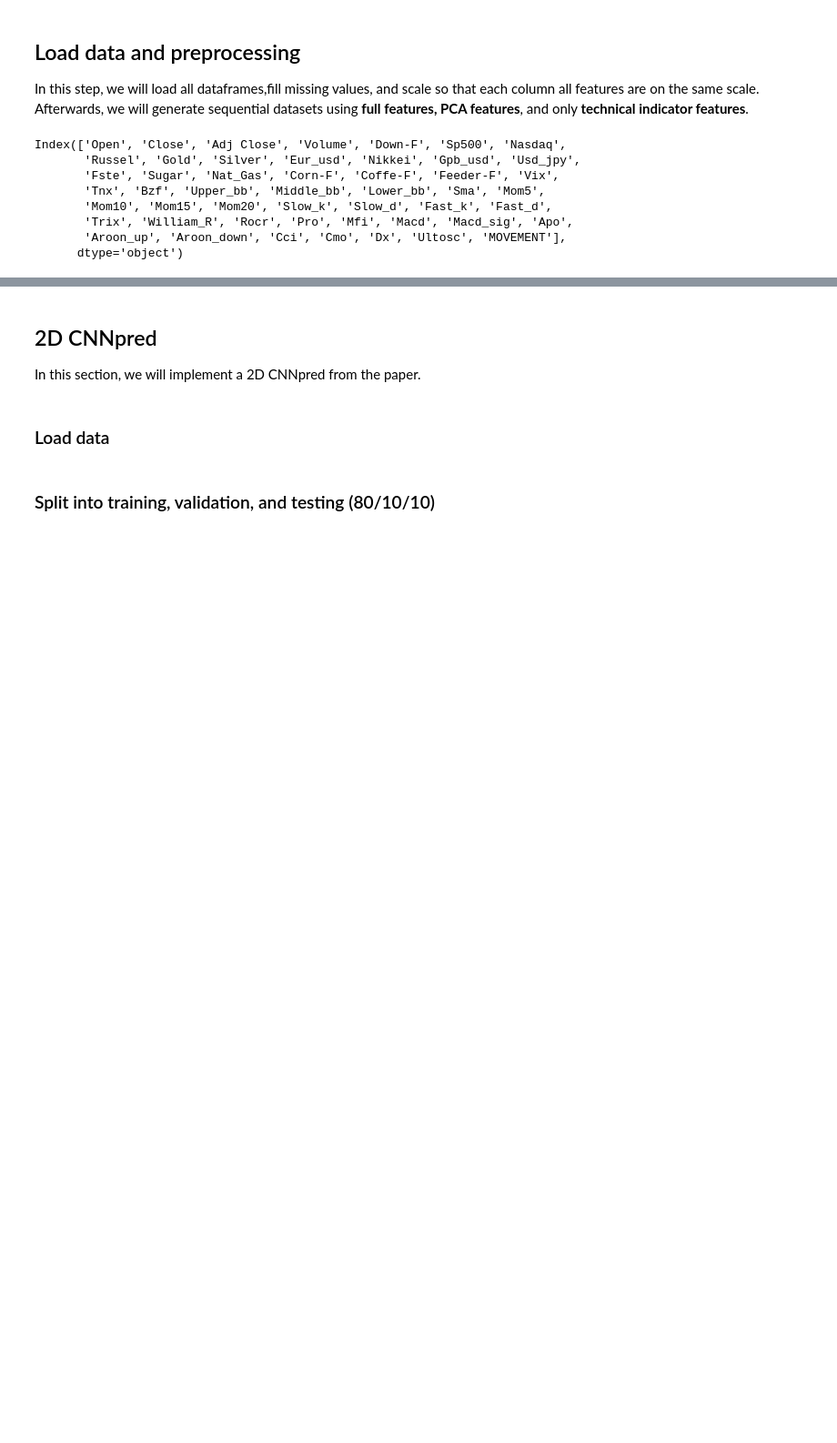
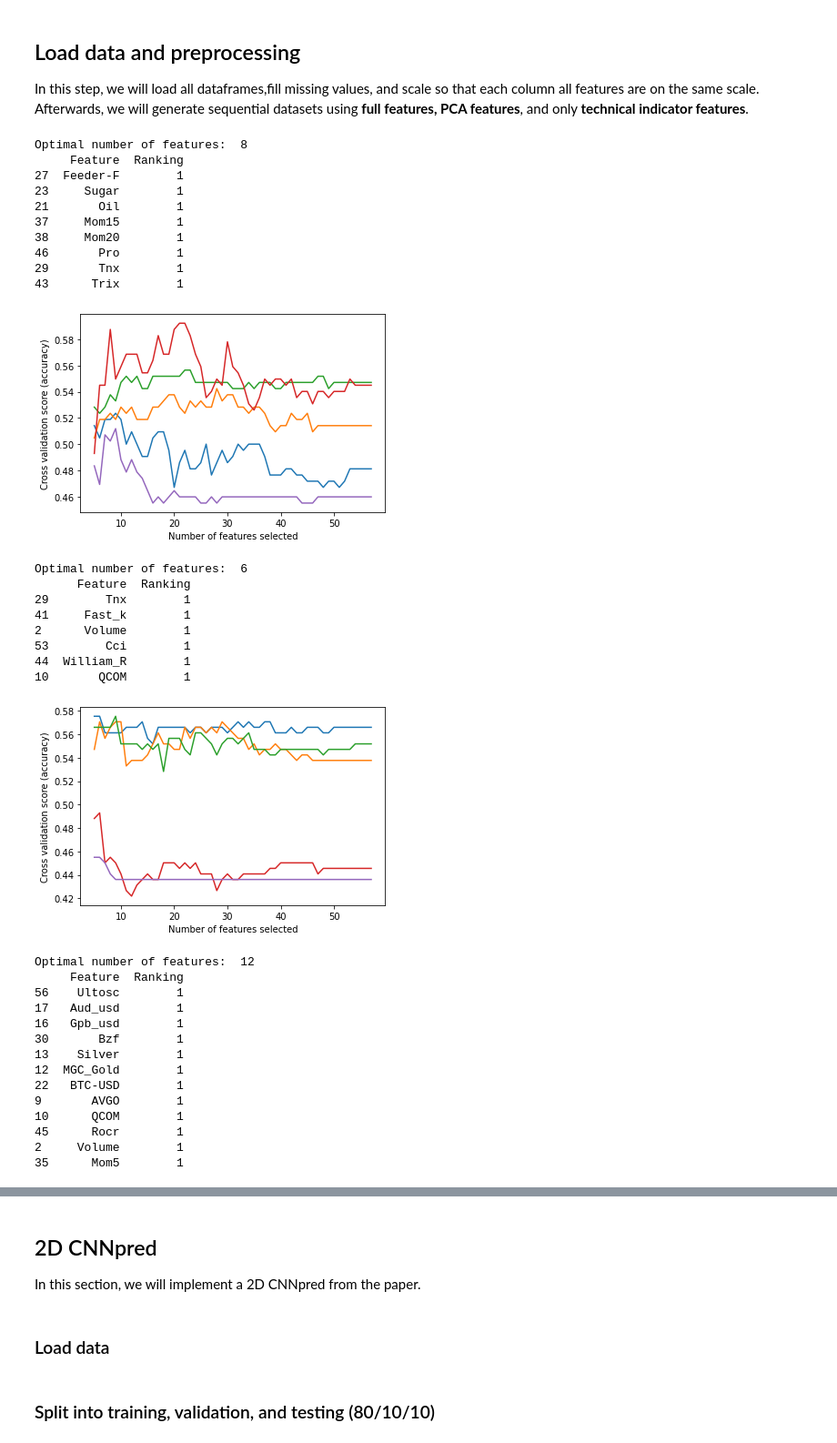
Before and after one commit to namnguyen21-f/Stock-Prediction-Using-Machine-Learning, a Jupyter notebook: Neural Network Analysis.ipynb, the cells around one changed output, grey strips where cells are left out. Shown at 91% size. Saved outputs shown, nothing was run; the diff lists cells and outputs as text; code cells hidden in the pictures; blank space fills up the shorter version.

```diff
--- a/Neural Network Analysis.ipynb
+++ b/Neural Network Analysis.ipynb
@@ -52,17 +50,6 @@ amzn_df = aggregated_datasets["AMZN"]
 
 ## MSFT
 msft_df = aggregated_datasets["MSFT"]
-# %%
-aapl_df.columns
-# %% [output]
-Index(['Open', 'Close', 'Adj Close', 'Volume', 'Down-F', 'Sp500', 'Nasdaq',
-       'Russel', 'Gold', 'Silver', 'Eur_usd', 'Nikkei', 'Gpb_usd', 'Usd_jpy',
-       'Fste', 'Sugar', 'Nat_Gas', 'Corn-F', 'Coffe-F', 'Feeder-F', 'Vix',
-       'Tnx', 'Bzf', 'Upper_bb', 'Middle_bb', 'Lower_bb', 'Sma', 'Mom5',
-       'Mom10', 'Mom15', 'Mom20', 'Slow_k', 'Slow_d', 'Fast_k', 'Fast_d',
-       'Trix', 'William_R', 'Rocr', 'Pro', 'Mfi', 'Macd', 'Macd_sig', 'Apo',
-       'Aroon_up', 'Aroon_down', 'Cci', 'Cmo', 'Dx', 'Ultosc', 'MOVEMENT'],
-      dtype='object')
 # %%
 ## DO NOT RUN BELOW FOR 3D CNN PRED
 # Fill missing values, do some scaling (run prev cell first)
@@ -70,10 +57,11 @@ list_df = []
 
 for df in [aapl_df, msft_df, amzn_df]:
     columns = df.columns
-    df.fillna(0, inplace=True) # fill na with 0
+    for i in columns:
+        df[i] = df[i].fillna(method="bfill")
     y = df["MOVEMENT"].copy()
     X = df.drop(columns=["MOVEMENT"]).copy()
-    scaler = StandardScaler()
+    scaler = MinMaxScaler()
     X = pd.DataFrame(scaler.fit_transform(X))
     X["MOVEMENT"] = np.array(y)
     X.columns = columns
@@ -101,3 +89,55 @@ def feature_select(df, min):
     reduced_X = pd.DataFrame(selector.transform(X))
     reduced_X["MOVEMENT"] = y
     return reduced_X
+# %%
+list_df_pca = []
+
+for df in [aapl_df_full, msft_df_full, amzn_df_full]:
+    columns = df.columns
+    cur_df = df.copy()
+    cur_df = feature_select(cur_df , 5)
+    pca = PCA(n_components= 5)
+    y = cur_df["MOVEMENT"].copy()
+    X = cur_df.drop(columns=["MOVEMENT"]).copy()
+    reduced_X = pd.DataFrame(pca.fit_transform(X))
+    reduced_X["MOVEMENT"] = y
+    list_df_pca.append(reduced_X)
+
+aapl_df_pca = list_df_pca[0]
+msft_df_pca = list_df_pca[1]
+amzn_df_pca = list_df_pca[2]
+# %% [output]
+Optimal number of features:  8
+     Feature  Ranking
+27  Feeder-F        1
+23     Sugar        1
+21       Oil        1
+37     Mom15        1
+38     Mom20        1
+46       Pro        1
+29       Tnx        1
+43      Trix        1
+[figure, added]
+Optimal number of features:  6
+      Feature  Ranking
+29        Tnx        1
+41     Fast_k        1
+2      Volume        1
+53        Cci        1
+44  William_R        1
+10       QCOM        1
+[figure, added]
+Optimal number of features:  12
+     Feature  Ranking
+56    Ultosc        1
+17   Aud_usd        1
+16   Gpb_usd        1
+30       Bzf        1
+13    Silver        1
+12  MGC_Gold        1
+22   BTC-USD        1
+9       AVGO        1
+10      QCOM        1
+45      Rocr        1
+2     Volume        1
+35      Mom5        1
```
Also changed, not shown: parts of 71 cells of this notebook, 23 other files.
